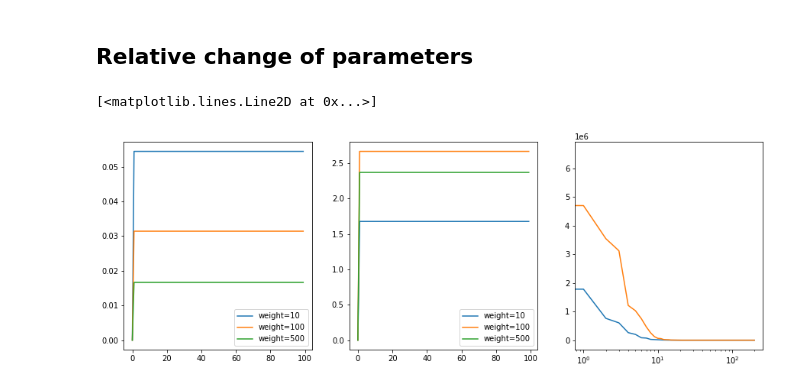
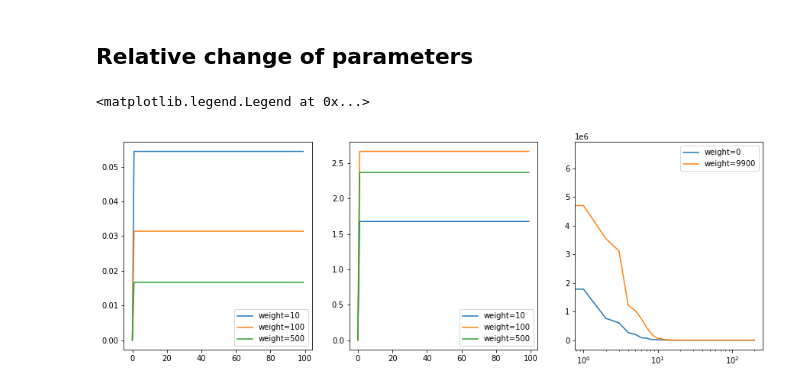
Before and after one commit to mennohie/CS4240-deeplearning-project, a Jupyter notebook: change_hyper_params.ipynb, the cells around one changed output. Saved outputs shown, nothing was run; the diff lists cells and outputs as text; code cells hidden in the pictures.

Commit message:
Fixed final figur

```diff
--- a/change_hyper_params.ipynb
+++ b/change_hyper_params.ipynb
@@ -196,12 +196,13 @@ eigenvals[9900] = eigenvals[9900].f.eig_K
 # %%
 fig, ax = plt.subplots(1,3, figsize= (15,5))
 for w in widths:
     ax[0].plot(diffs[w], label=f"weight={w}")
     ax[1].plot(eig_diff[w], label=f"weight={w}")
 ax[0].legend()
 ax[1].legend()
 ax[2].semilogx(eigenvals[0], label="weight=0")
-ax[2].semilogx(eigenvals[9900], label="weo")
+ax[2].semilogx(eigenvals[9900], label="weight=9900")
+ax[2].legend()
 # %% [output]
-[<matplotlib.lines.Line2D at 0x...>]
+<matplotlib.legend.Legend at 0x...>
-[figure, old version]
+[figure, new version]
```
